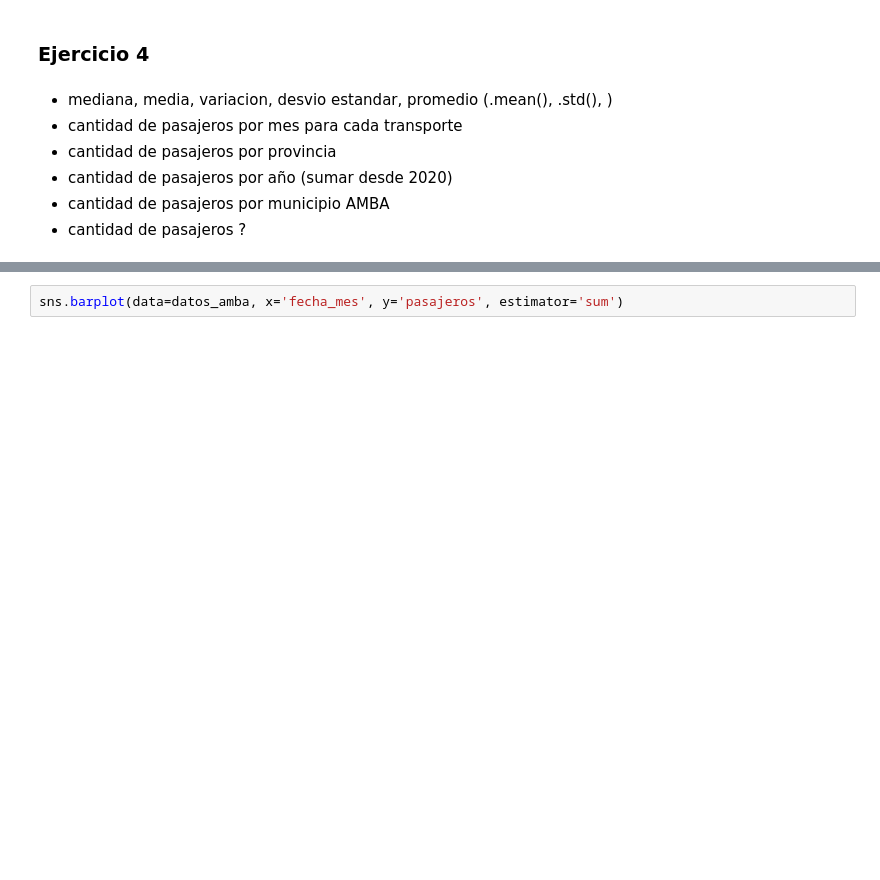
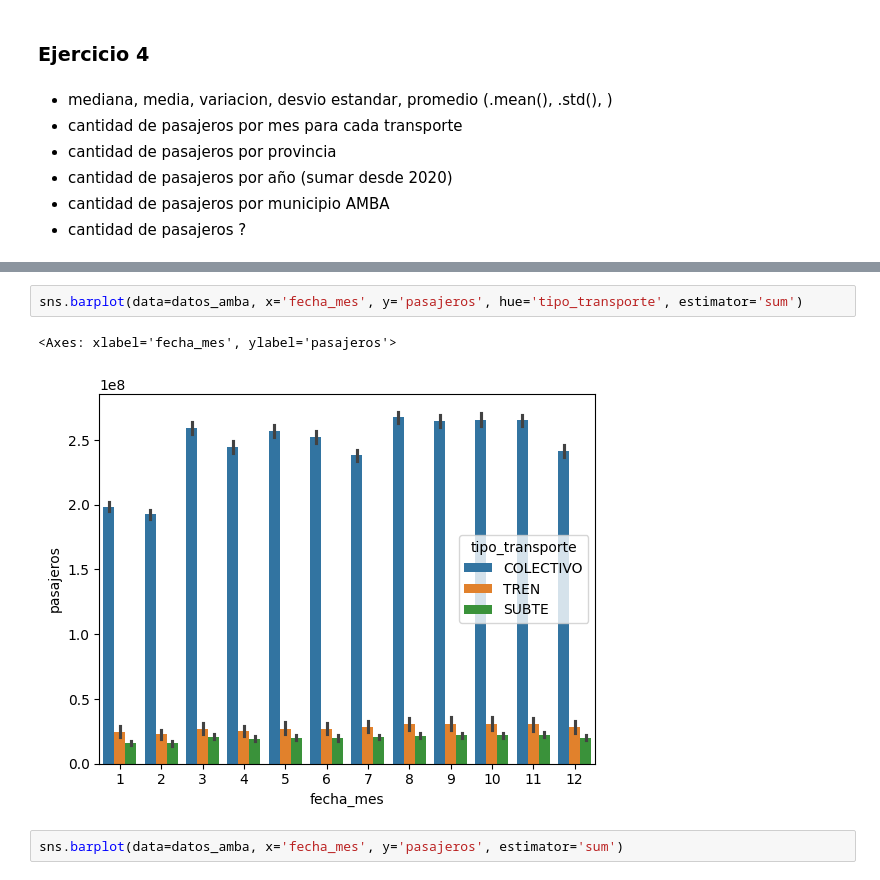
Before and after one commit to alejoGonc/labo_tp1, a Jupyter notebook: main.ipynb, the cells around one changed output, grey strips where cells are left out. Cells and saved outputs as stored; diff of their text form; blank space fills up the shorter version.

Commit message:
notas + algun plot

```diff
--- a/main.ipynb
+++ b/main.ipynb
@@ -168,3 +170,8 @@ datos_amba.head()
+# %%
+sns.barplot(data=datos_amba, x='fecha_mes', y='pasajeros', hue='tipo_transporte', estimator='sum')
+# %% [output]
+<Axes: xlabel='fecha_mes', ylabel='pasajeros'>
+[figure, added]
 # %%
 sns.barplot(data=datos_amba, x='fecha_mes', y='pasajeros', estimator='sum')
 # %% [output]
```
Also changed, not shown: parts of 3 cells of this notebook, 1 other file.
